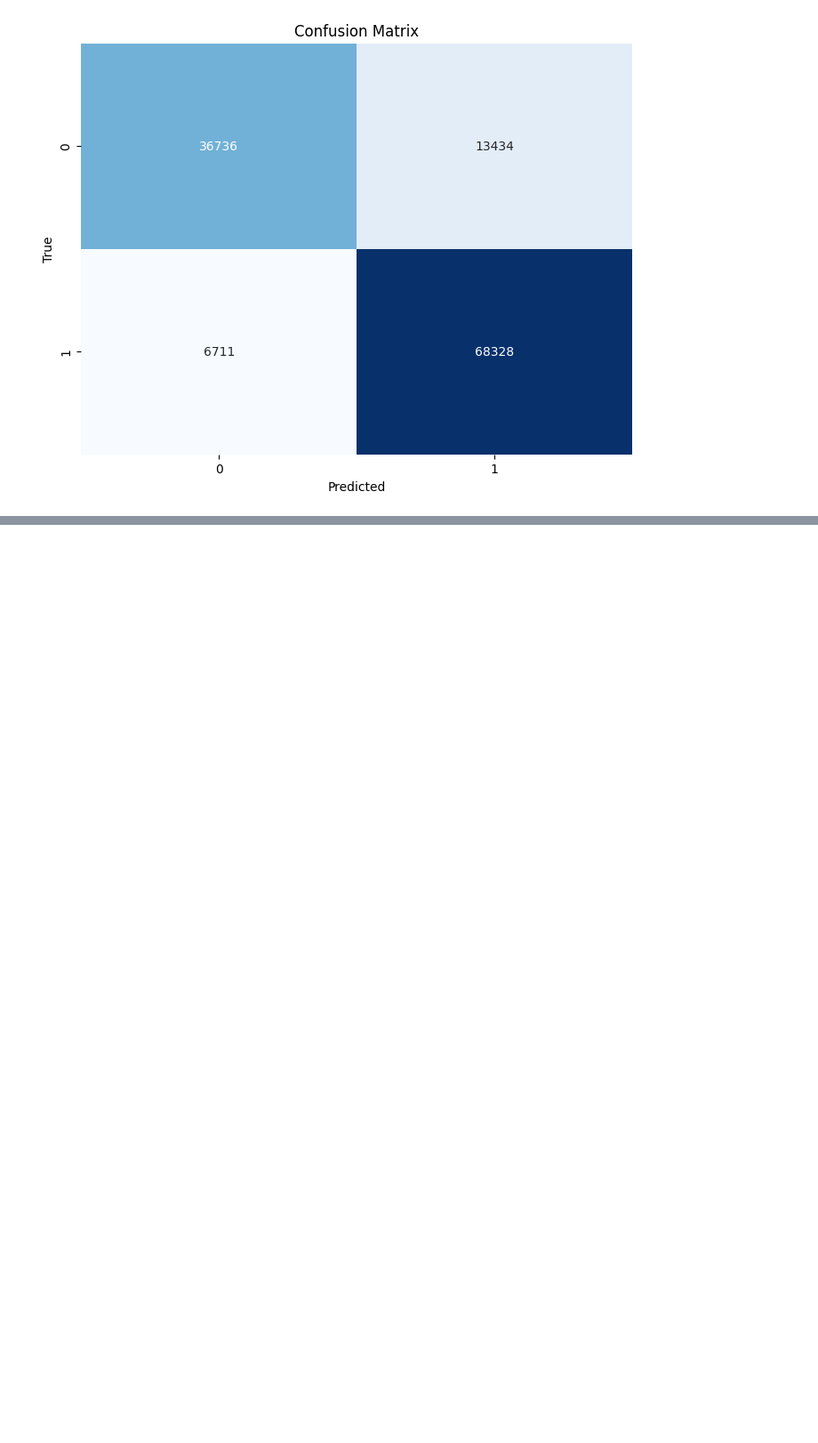
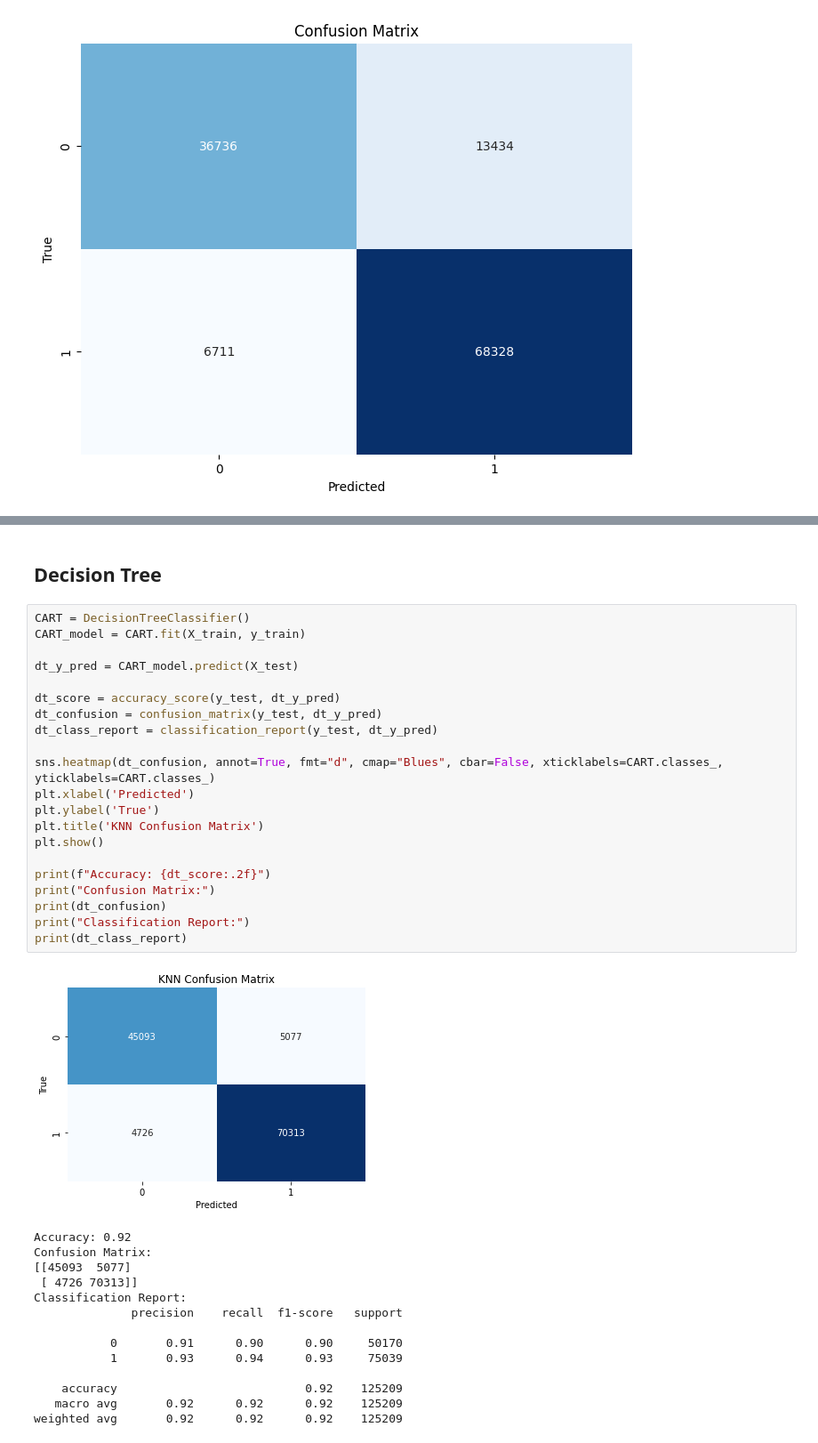
Before and after one commit to maliabarker/CS533-team-assignment, a Jupyter notebook: group-project.ipynb, the cells around one changed output, grey strips where cells are left out. Shown at 89% size. Saved outputs shown, nothing was run; the diff lists cells and outputs as text; blank space fills up the shorter version.

```diff
--- a/group-project.ipynb
+++ b/group-project.ipynb
@@ -565,0 +710,38 @@ weighted avg       0.84      0.84      0.84    125209
+# %% [markdown]
+## Decision Tree
+# %%
+CART = DecisionTreeClassifier()
+CART_model = CART.fit(X_train, y_train)
+
+dt_y_pred = CART_model.predict(X_test)
+
+dt_score = accuracy_score(y_test, dt_y_pred)
+dt_confusion = confusion_matrix(y_test, dt_y_pred)
+dt_class_report = classification_report(y_test, dt_y_pred)
+
+sns.heatmap(dt_confusion, annot=True, fmt="d", cmap="Blues", cbar=False, xticklabels=CART.classes_, yticklabels=CART.classes_)
+plt.xlabel('Predicted')
+plt.ylabel('True')
+plt.title('KNN Confusion Matrix')
+plt.show()
+
+print(f"Accuracy: {dt_score:.2f}")
+print("Confusion Matrix:")
+print(dt_confusion)
+print("Classification Report:")
+print(dt_class_report)
+# %% [output]
+[figure, added]
+Accuracy: 0.92
+Confusion Matrix:
+[[45093  5077]
+ [ 4726 70313]]
+Classification Report:
+              precision    recall  f1-score   support
+
+           0       0.91      0.90      0.90     50170
+           1       0.93      0.94      0.93     75039
+
+    accuracy                           0.92    125209
+   macro avg       0.92      0.92      0.92    125209
+weighted avg       0.92      0.92      0.92    125209
```
Also changed, not shown: parts of 22 cells of this notebook.
